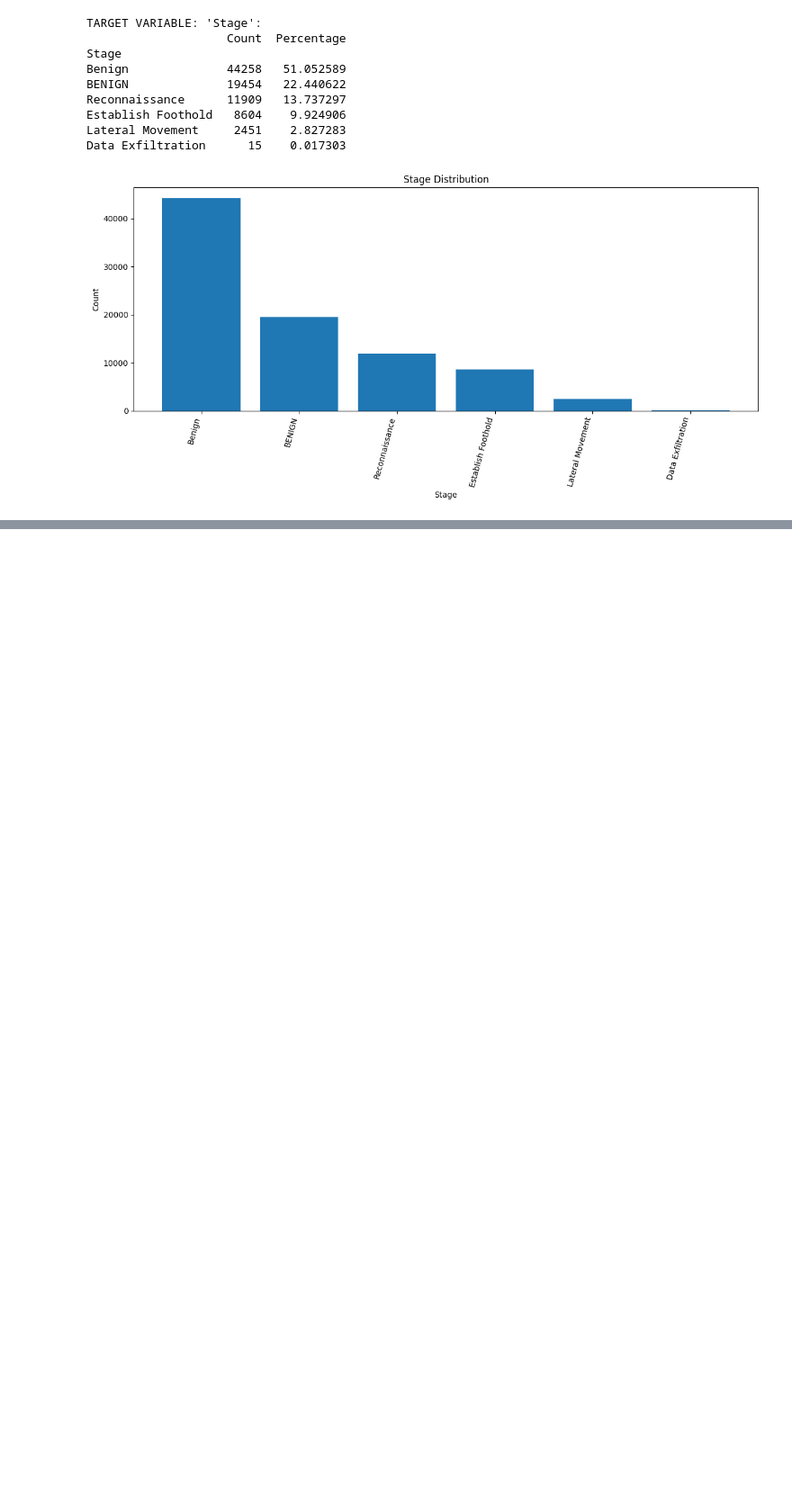
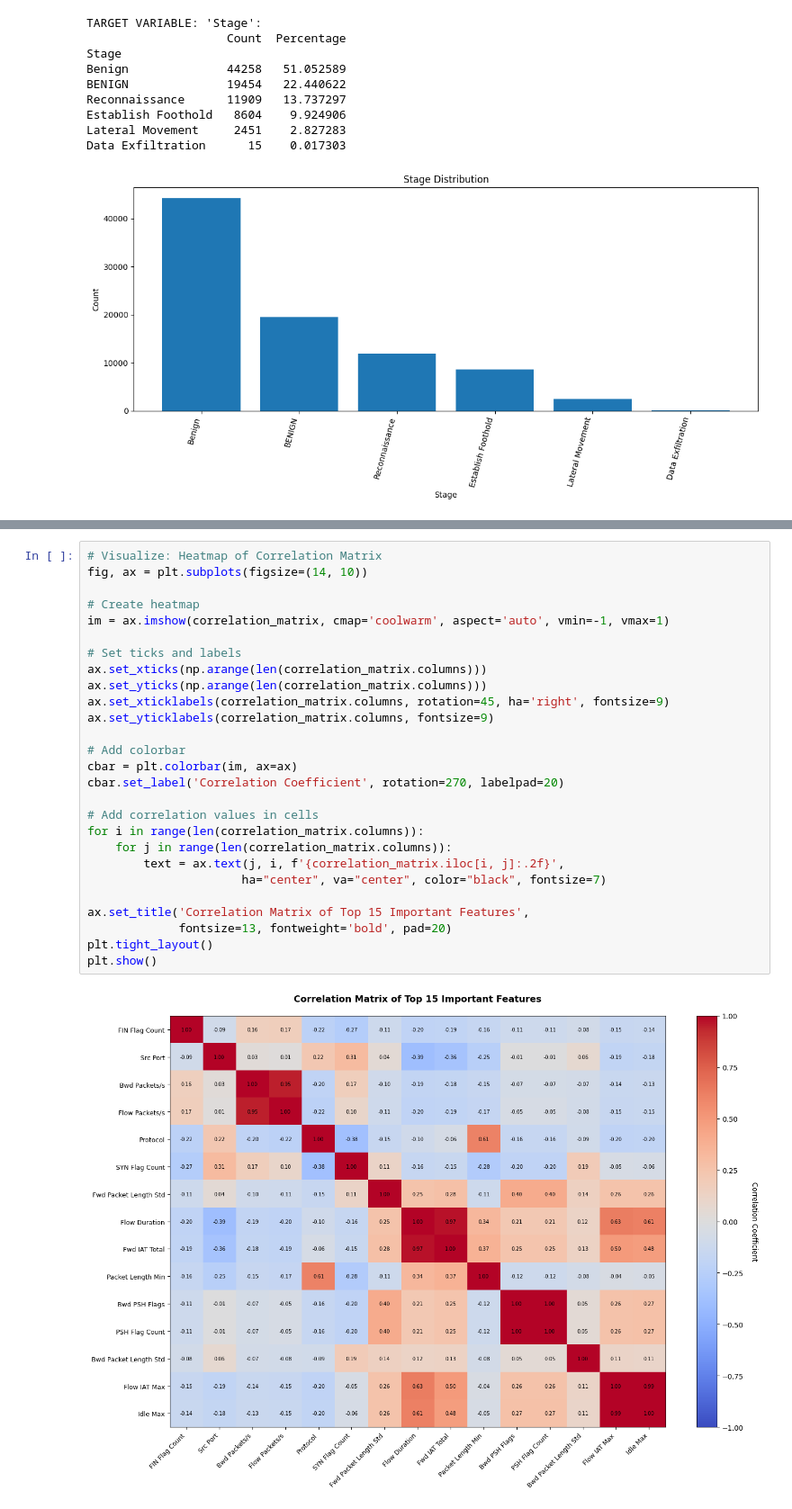
Before and after one commit to ngocbao0201/ML-Detect-APT-attack, a Jupyter notebook: notebooks/eda.ipynb, the cells around one changed output, grey strips where cells are left out. Shown at 90% size. Saved outputs shown, nothing was run; the diff lists cells and outputs as text; blank space fills up the shorter version.

```diff
--- a/notebooks/eda.ipynb
+++ b/notebooks/eda.ipynb
@@ -172,0 +405,29 @@ Name: proportion, dtype: float64
+# %%
+# Visualize: Heatmap of Correlation Matrix
+fig, ax = plt.subplots(figsize=(14, 10))
+
+# Create heatmap
+im = ax.imshow(correlation_matrix, cmap='coolwarm', aspect='auto', vmin=-1, vmax=1)
+
+# Set ticks and labels
+ax.set_xticks(np.arange(len(correlation_matrix.columns)))
+ax.set_yticks(np.arange(len(correlation_matrix.columns)))
+ax.set_xticklabels(correlation_matrix.columns, rotation=45, ha='right', fontsize=9)
+ax.set_yticklabels(correlation_matrix.columns, fontsize=9)
+
+# Add colorbar
+cbar = plt.colorbar(im, ax=ax)
+cbar.set_label('Correlation Coefficient', rotation=270, labelpad=20)
+
+# Add correlation values in cells
+for i in range(len(correlation_matrix.columns)):
+    for j in range(len(correlation_matrix.columns)):
+        text = ax.text(j, i, f'{correlation_matrix.iloc[i, j]:.2f}',
+                      ha="center", va="center", color="black", fontsize=7)
+
+ax.set_title('Correlation Matrix of Top 15 Important Features',
+             fontsize=13, fontweight='bold', pad=20)
+plt.tight_layout()
+plt.show()
+# %% [output]
+[figure, added]
```
Also changed, not shown: parts of 9 cells of this notebook.
